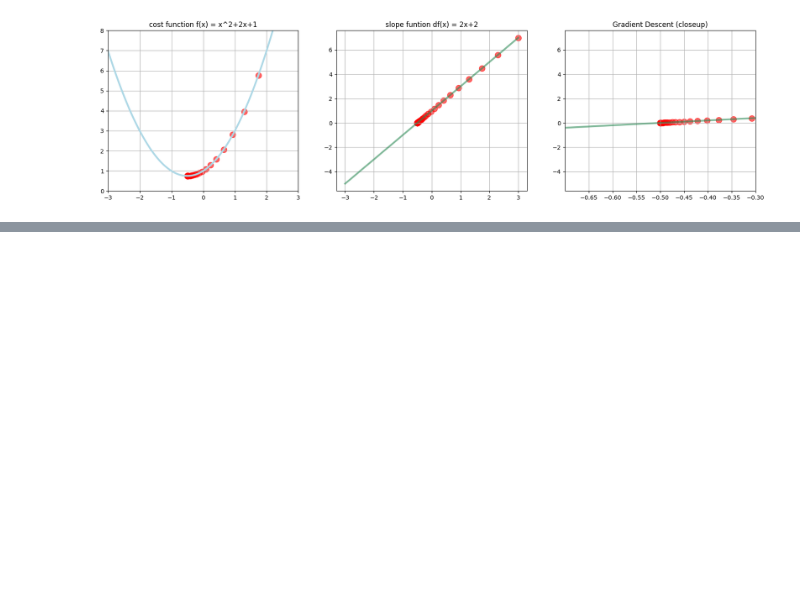
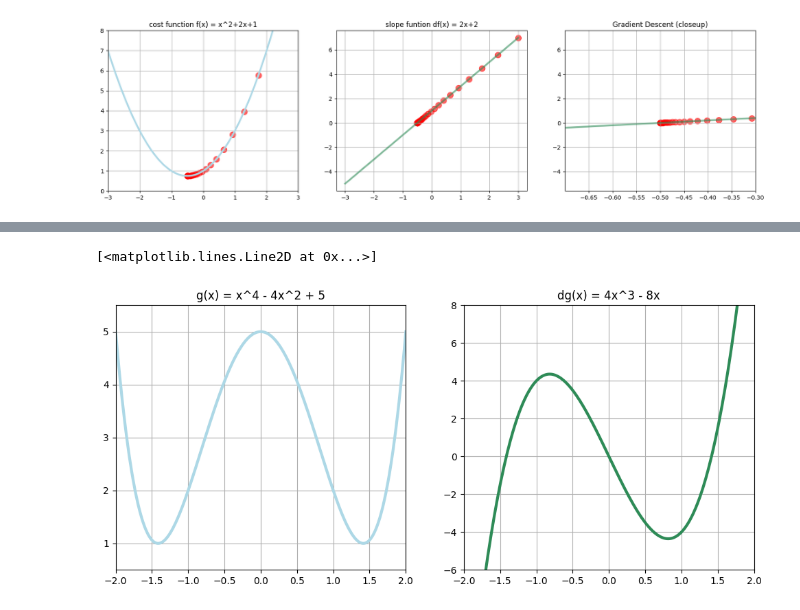
Before and after one commit to tmahmud7771/machine_learning, a Jupyter notebook: notebooks/ploting_funtions/ploting_functions.ipynb, the cells around one changed output, grey strips where cells are left out. Saved outputs shown, nothing was run; the diff lists cells and outputs as text; code cells hidden in the pictures; blank space fills up the shorter version.

```diff
--- a/notebooks/ploting_funtions/ploting_functions.ipynb
+++ b/notebooks/ploting_funtions/ploting_functions.ipynb
@@ -116,0 +121,28 @@ plt.scatter(x_val, slope_val, color='red', s=100, alpha=0.6)
+# %%
+#make values for x
+
+x_2 = np.linspace(start=-2, stop=2, num=1000)
+
+def g(x):
+    return x**4 - 4*x**2 + 5
+
+def dg(x):
+    return 4*x**3 - 8*x
+# %%
+#plot the function and derivative
+plt.figure(figsize=(12,5))
+plt.subplot(1,2,1)
+plt.xlim([-2,2])
+plt.ylim(0.5,5.5)
+plt.title('g(x) = x^4 - 4x^2 + 5')
+plt.grid()
+plt.plot(x_2, g(x_2), color='lightblue', linewidth=3, label='f(x)')
+plt.subplot(1,2,2)
+plt.grid()
+plt.xlim([-2,2])
+plt.ylim(-6,8)
+plt.title('dg(x) = 4x^3 - 8x')
+plt.plot(x_2, dg(x_2), color='seagreen', linewidth=3, label='df(x)')
+# %% [output]
+[<matplotlib.lines.Line2D at 0x...>]
+[figure, added]
```
Also changed, not shown: parts of 1 cell of this notebook.
